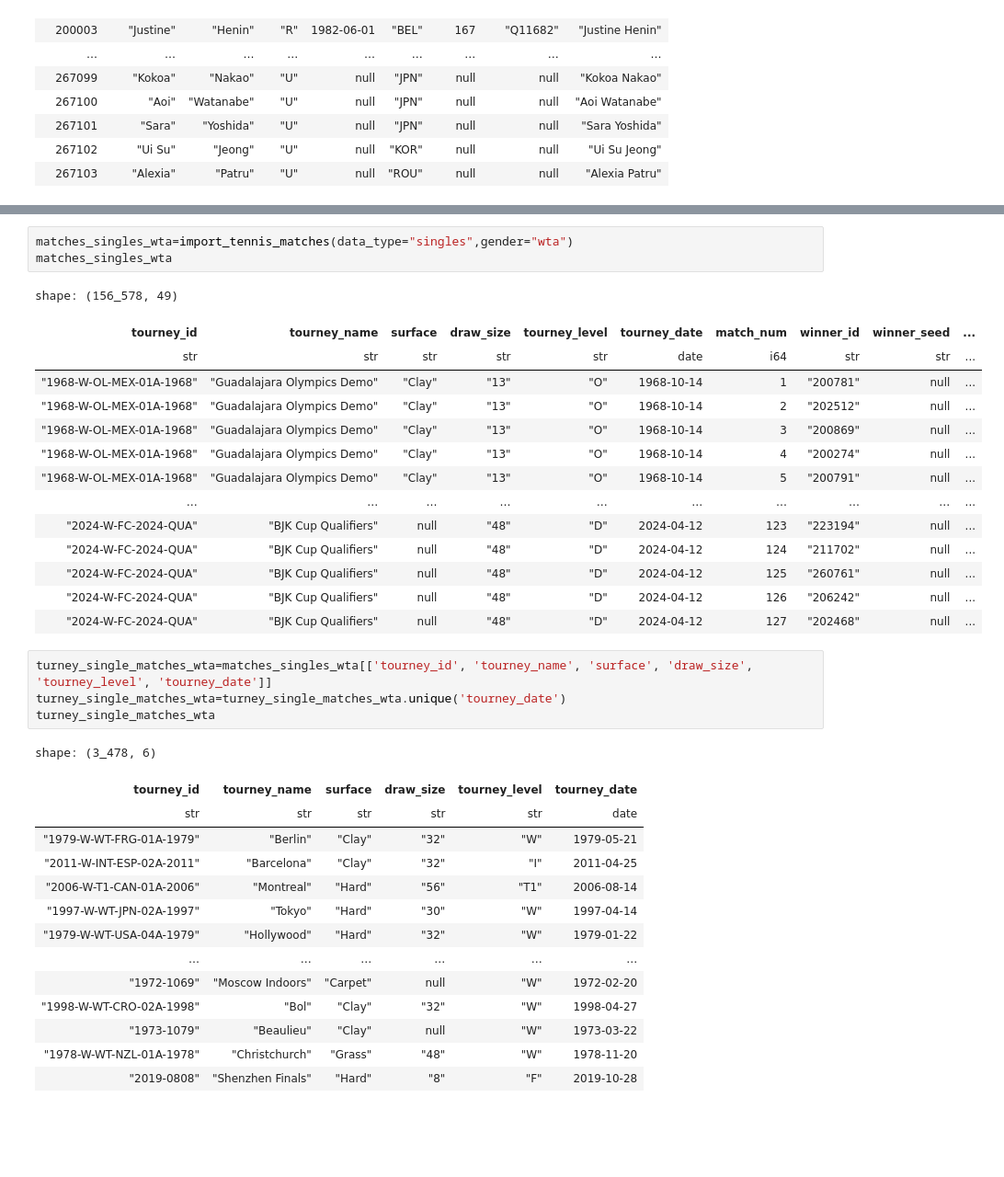
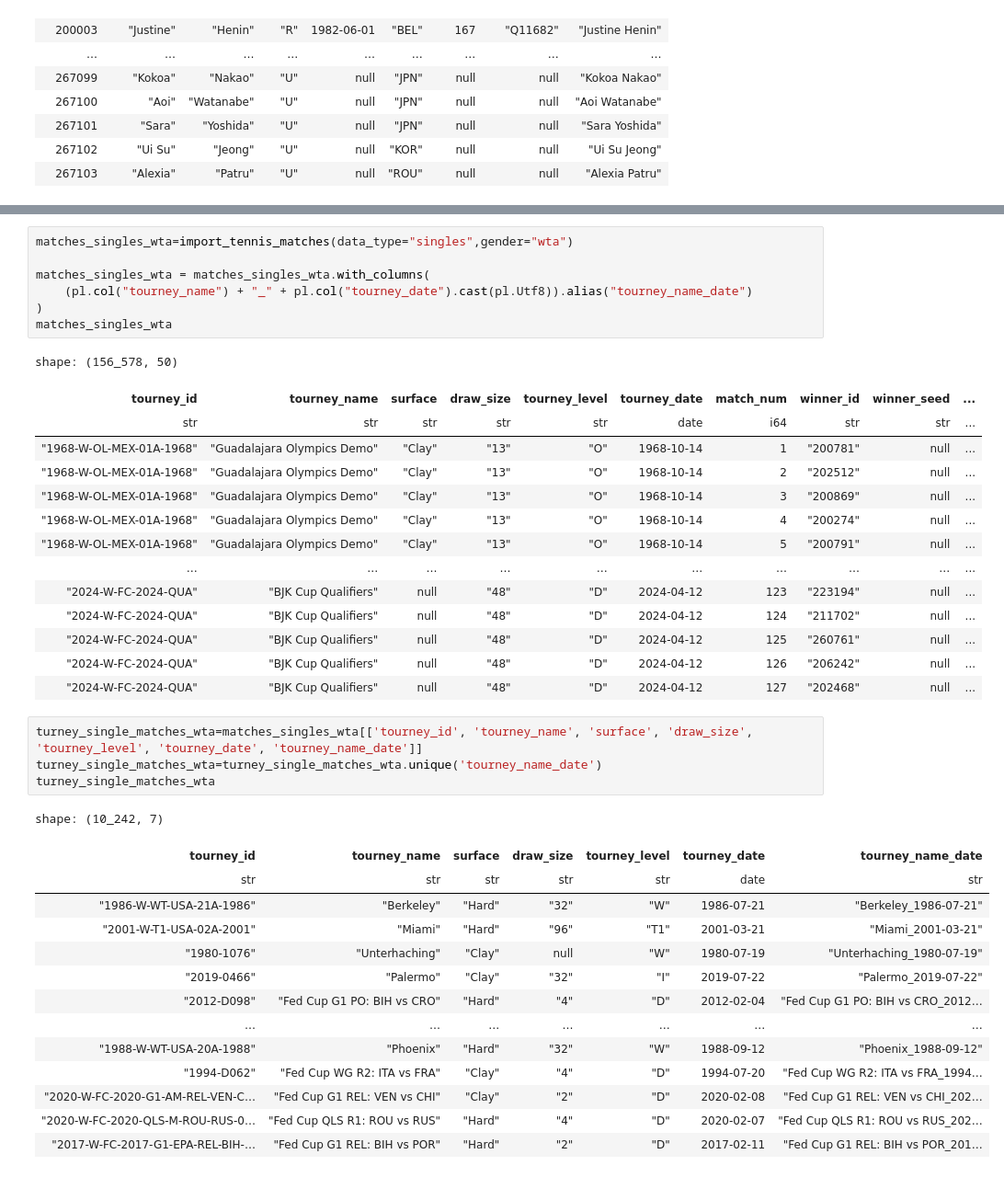
Before and after one commit to lebondon/Tennis_data_study, a Jupyter notebook: EDA_tennis.ipynb, the cells around one changed output, grey strips where cells are left out. Shown: that part at 92% size. Cells and saved outputs as stored; diff of their text form; blank space fills up the shorter version.

Commit message:
creazione di colonna tourney_name_date

```diff
--- a/EDA_tennis.ipynb
+++ b/EDA_tennis.ipynb
@@ -123,8 +173,12 @@ shape: (193_337, 49)
 # %%
 matches_singles_wta=import_tennis_matches(data_type="singles",gender="wta")
+
+matches_singles_wta = matches_singles_wta.with_columns(
+    (pl.col("tourney_name") + "_" + pl.col("tourney_date").cast(pl.Utf8)).alias("tourney_name_date")
+)
 matches_singles_wta
 # %% [output]
-shape: (156_578, 49)
+shape: (156_578, 50)
 | tourney_id | tourney_name | surface | draw_size | tourney_level | tourney_date | match_num | winner_id | winner_seed | ... |
 | str | str | str | str | str | date | i64 | str | str | ... |
 | "1968-W-OL-MEX-01A-1968" | "Guadalajara Olympics Demo" | "Clay" | "13" | "O" | 1968-10-14 | 1 | "200781" | null | ... |
@@ -139,21 +193,21 @@ shape: (156_578, 49)
 | "2024-W-FC-2024-QUA" | "BJK Cup Qualifiers" | null | "48" | "D" | 2024-04-12 | 126 | "206242" | null | ... |
 | "2024-W-FC-2024-QUA" | "BJK Cup Qualifiers" | null | "48" | "D" | 2024-04-12 | 127 | "202468" | null | ... |
 # %%
-turney_single_matches_wta=matches_singles_wta[['tourney_id', 'tourney_name', 'surface', 'draw_size', 'tourney_level', 'tourney_date']]
-turney_single_matches_wta=turney_single_matches_wta.unique('tourney_date')
+turney_single_matches_wta=matches_singles_wta[['tourney_id', 'tourney_name', 'surface', 'draw_size', 'tourney_level', 'tourney_date', 'tourney_name_date']]
+turney_single_matches_wta=turney_single_matches_wta.unique('tourney_name_date')
 turney_single_matches_wta
 # %% [output]
-shape: (3_478, 6)
+shape: (10_242, 7)
-| tourney_id | tourney_name | surface | draw_size | tourney_level | tourney_date |
-| str | str | str | str | str | date |
-| "1979-W-WT-FRG-01A-1979" | "Berlin" | "Clay" | "32" | "W" | 1979-05-21 |
-| "2011-W-INT-ESP-02A-2011" | "Barcelona" | "Clay" | "32" | "I" | 2011-04-25 |
-| "2006-W-T1-CAN-01A-2006" | "Montreal" | "Hard" | "56" | "T1" | 2006-08-14 |
-| "1997-W-WT-JPN-02A-1997" | "Tokyo" | "Hard" | "30" | "W" | 1997-04-14 |
-| "1979-W-WT-USA-04A-1979" | "Hollywood" | "Hard" | "32" | "W" | 1979-01-22 |
-| … | … | … | … | … | … |
-| "1972-1069" | "Moscow Indoors" | "Carpet" | null | "W" | 1972-02-20 |
-| "1998-W-WT-CRO-02A-1998" | "Bol" | "Clay" | "32" | "W" | 1998-04-27 |
-| "1973-1079" | "Beaulieu" | "Clay" | null | "W" | 1973-03-22 |
-| "1978-W-WT-NZL-01A-1978" | "Christchurch" | "Grass" | "48" | "W" | 1978-11-20 |
-| "2019-0808" | "Shenzhen Finals" | "Hard" | "8" | "F" | 2019-10-28 |
+| tourney_id | tourney_name | surface | draw_size | tourney_level | tourney_date | tourney_name_date |
+| str | str | str | str | str | date | str |
+| "1986-W-WT-USA-21A-1986" | "Berkeley" | "Hard" | "32" | "W" | 1986-07-21 | "Berkeley_1986-07-21" |
+| "2001-W-T1-USA-02A-2001" | "Miami" | "Hard" | "96" | "T1" | 2001-03-21 | "Miami_2001-03-21" |
+| "1980-1076" | "Unterhaching" | "Clay" | null | "W" | 1980-07-19 | "Unterhaching_1980-07-19" |
+| "2019-0466" | "Palermo" | "Clay" | "32" | "I" | 2019-07-22 | "Palermo_2019-07-22" |
+| "2012-D098" | "Fed Cup G1 PO: BIH vs CRO" | "Hard" | "4" | "D" | 2012-02-04 | "Fed Cup G1 PO: BIH vs CRO_2012… |
+| … | … | … | … | … | … | … |
+| "1988-W-WT-USA-20A-1988" | "Phoenix" | "Hard" | "32" | "W" | 1988-09-12 | "Phoenix_1988-09-12" |
+| "1994-D062" | "Fed Cup WG R2: ITA vs FRA" | "Clay" | "4" | "D" | 1994-07-20 | "Fed Cup WG R2: ITA vs FRA_1994… |
+| "2020-W-FC-2020-G1-AM-REL-VEN-C… | "Fed Cup G1 REL: VEN vs CHI" | "Clay" | "2" | "D" | 2020-02-08 | "Fed Cup G1 REL: VEN vs CHI_202… |
+| "2020-W-FC-2020-QLS-M-ROU-RUS-0… | "Fed Cup QLS R1: ROU vs RUS" | "Hard" | "4" | "D" | 2020-02-07 | "Fed Cup QLS R1: ROU vs RUS_202… |
+| "2017-W-FC-2017-G1-EPA-REL-BIH-… | "Fed Cup G1 REL: BIH vs POR" | "Hard" | "2" | "D" | 2017-02-11 | "Fed Cup G1 REL: BIH vs POR_201… |
```
Also changed, not shown: parts of 20 cells of this notebook.
